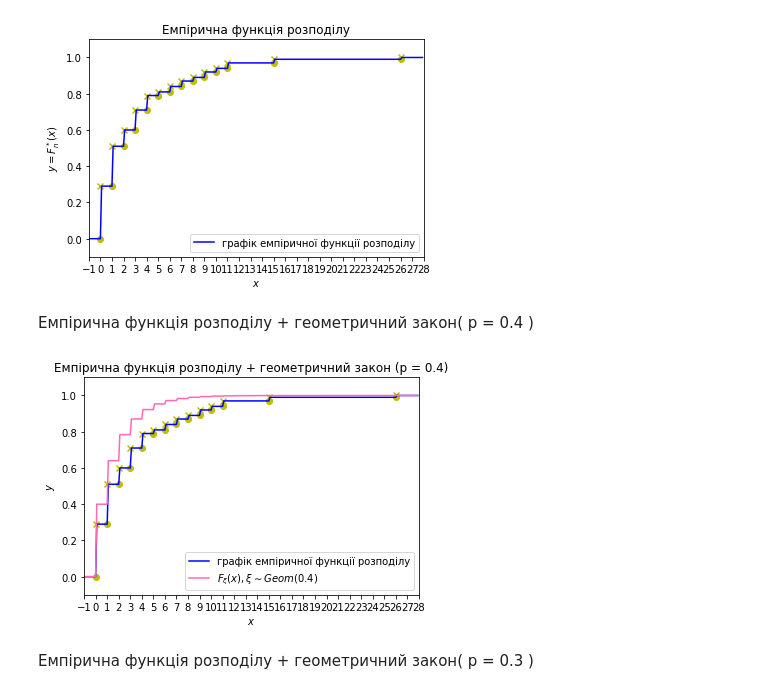
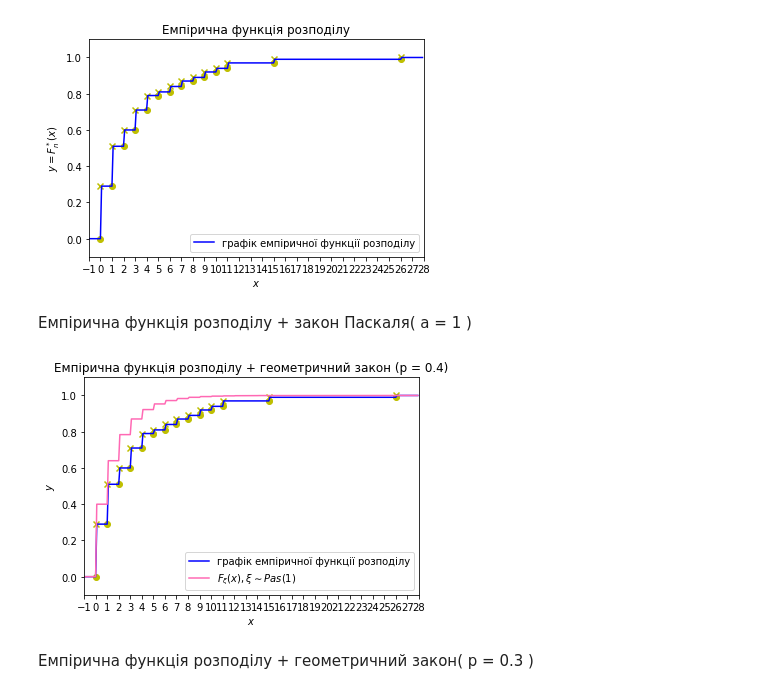
Before and after one commit to nikiandr/mathstatcourse, a Jupyter notebook: teorver.ipynb, the cells around one changed output. Saved outputs shown, nothing was run; the diff lists cells and outputs as text; code cells hidden in the pictures.

```diff
--- a/teorver.ipynb
+++ b/teorver.ipynb
@@ -170,28 +170,28 @@ plt.show()
 # %% [output]
 [figure]
 # %% [markdown]
-Емпірична функція розподілу + геометричний закон( p = 0.4 )
+Емпірична функція розподілу + закон Паскаля( a = 1 )
 # %%
 t1 = np.arange(0.0, 26.0, 0.001)
 t2 = np.arange(-1, 28, 0.1)
 plt.plot(t2, np.array([empiric_distribution(i) for i in t2]), color = 'b', label = 'графік емпіричної функції розподілу')
-plt.plot(t2, np.array([geom.cdf(i + 1, 0.4) for i in t2]), color = 'hotpink', label = r'$F_{\xi}(x), \xi \sim Geom(0.4)$')
+plt.plot(t2, np.array([geom.cdf(i + 1, 0.4) for i in t2]), color = 'hotpink', label = r'$F_{\xi}(x), \xi \sim Pas(1)$')
 plt.title('Емпірична функція розподілу + геометричний закон (p = 0.4)')
 plt.ylabel('$y$')
 plt.xlabel('$x$')
 plt.xticks([i for i in range(-1, 29)])
 # points of continuity
 con = [0, 1, 2, 3, 4, 5, 6, 7, 8, 9, 10, 11, 15, 26]
 plt.scatter(con, [empiric_distribution(i + 0.0001) for i in con], color = 'y', marker = 'x')
 # points of noncontinuity
 plt.scatter(con, [empiric_distribution(i - 0.0001) for i in con], color = 'y')
 plt.axis([-1, 28, -0.1, 1.1])
 #final settings
 plt.legend()
 plt.savefig('pictures/func+geom4.png', dpi = 300)
 plt.show()
 # %% [output]
-[figure, old version]
+[figure, new version]
 # %% [markdown]
 Емпірична функція розподілу + геометричний закон( p = 0.3 )
 # %%
```
Also changed, not shown: parts of 18 cells of this notebook, 5 other files.
